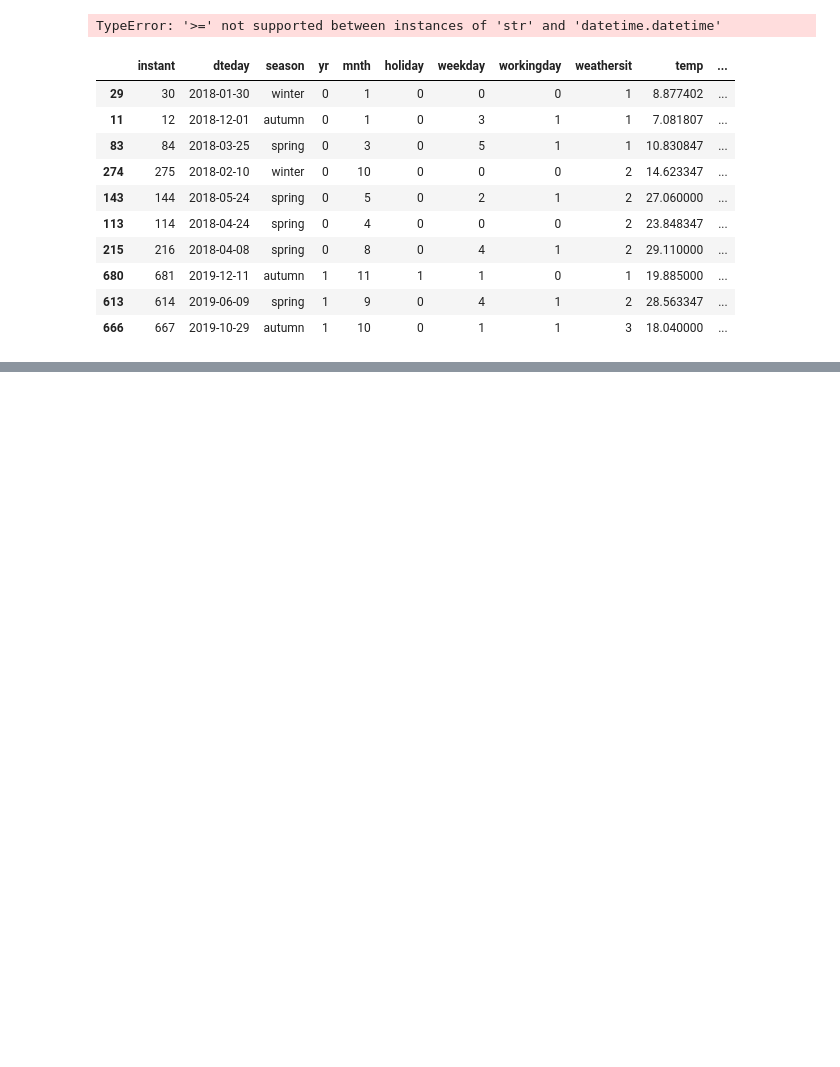
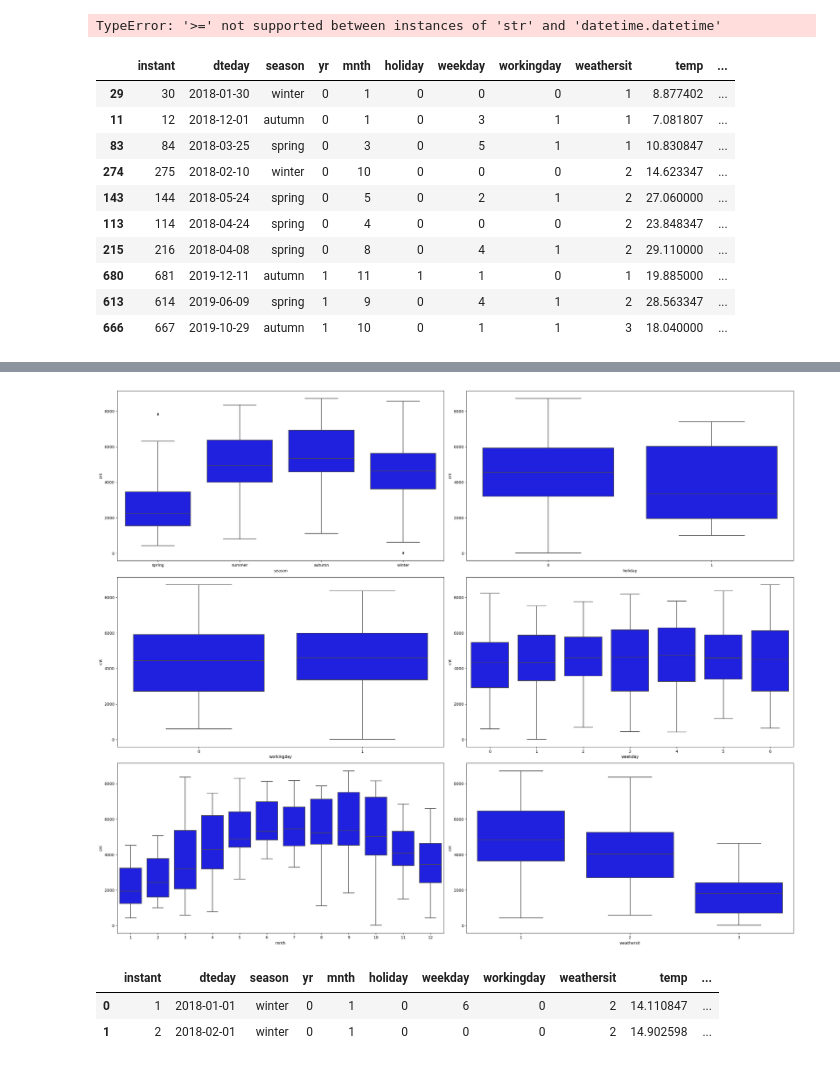
Before and after one commit to chloeiris/DA-Project3-Bike-Rental-ML-Predictive-Models, a Jupyter notebook: EDA_Bike_Sharing.ipynb, the cells around one changed output, grey strips where cells are left out. Cells and saved outputs as stored; diff of their text form; code cells hidden in the pictures; blank space fills up the shorter version.

```diff
--- a/EDA_Bike_Sharing.ipynb
+++ b/EDA_Bike_Sharing.ipynb
@@ -316,0 +336,22 @@ df.sample(10)
+# %%
+fig, axes = plt.subplots(3, 2, figsize=(25,20))
+
+axes = axes.flat
+
+columnas = df_categoricas.columns
+
+for indice, columna in enumerate(columnas):
+    sns.boxplot(x = df_categoricas[columna], y = df['cnt'], data = df, ax=axes[indice], color = "blue"); # para trazar una línea de densidad
+
+
+plt.tight_layout()
+
+plt.show()
+# %% [output]
+[figure, added]
+# %%
+df.head(2)
+# %% [output]
+|  | instant | dteday | season | yr | mnth | holiday | weekday | workingday | weathersit | temp | ... |
+| 0 | 1 | 2018-01-01 | winter | 0 | 1 | 0 | 6 | 0 | 2 | 14.110847 | ... |
+| 1 | 2 | 2018-02-01 | winter | 0 | 1 | 0 | 0 | 0 | 2 | 14.902598 | ... |
```
Also changed, not shown: parts of 4 cells of this notebook.
